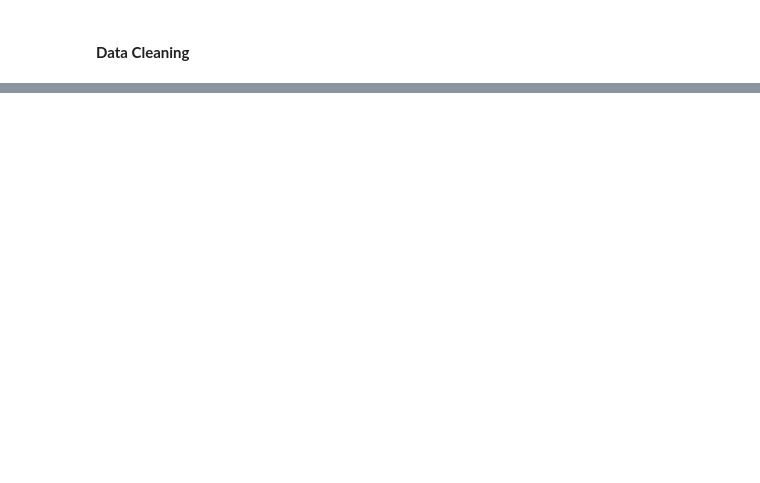
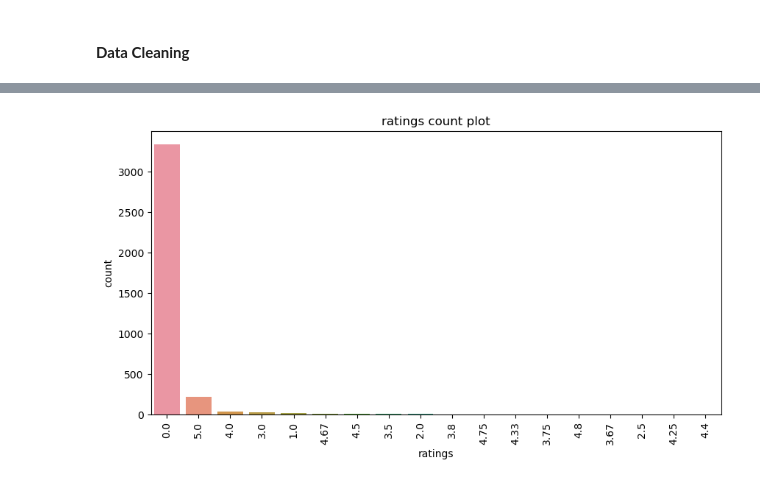
Before and after one commit to danielkimutai/shopzetu-webscrapper, a Jupyter notebook: cleaning.ipynb, the cells around one changed output, grey strips where cells are left out. Cells and saved outputs as stored; diff of their text form; code cells hidden in the pictures; blank space fills up the shorter version.

```diff
--- a/cleaning.ipynb
+++ b/cleaning.ipynb
@@ -201,0 +480,4 @@ dtype: float64
+# %%
+countplot(df_main,"ratings")
+# %% [output]
+[figure, added]
```
Also changed, not shown: parts of 43 cells of this notebook, 1 other file.
